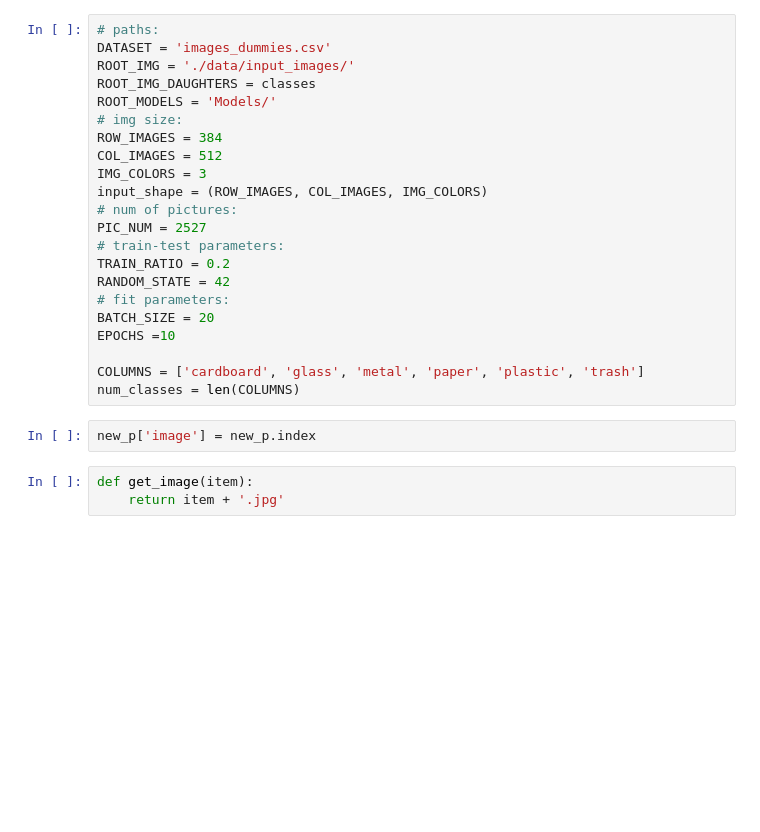
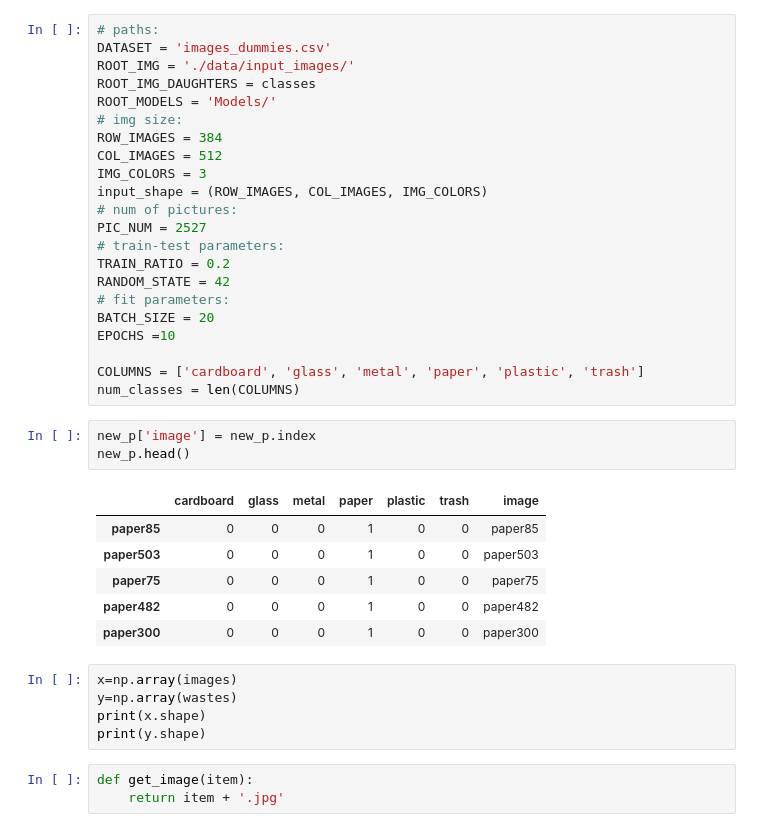
Before and after one commit to ElenaCerezoSwing/final_project_ih, a Jupyter notebook: project_trial.ipynb, the cells around one changed output. Saved outputs shown, nothing was run; the diff lists cells and outputs as text; blank space fills up the shorter version.

```diff
--- a/project_trial.ipynb
+++ b/project_trial.ipynb
@@ -74,6 +93,19 @@ COLUMNS = ['cardboard', 'glass', 'metal', 'paper', 'plastic', 'trash']
 num_classes = len(COLUMNS)
 # %%
 new_p['image'] = new_p.index
+new_p.head()
+# %% [output]
+|  | cardboard | glass | metal | paper | plastic | trash | image |
+| paper85 | 0 | 0 | 0 | 1 | 0 | 0 | paper85 |
+| paper503 | 0 | 0 | 0 | 1 | 0 | 0 | paper503 |
+| paper75 | 0 | 0 | 0 | 1 | 0 | 0 | paper75 |
+| paper482 | 0 | 0 | 0 | 1 | 0 | 0 | paper482 |
+| paper300 | 0 | 0 | 0 | 1 | 0 | 0 | paper300 |
+# %%
+x=np.array(images)
+y=np.array(wastes)
+print(x.shape)
+print(y.shape)
 # %%
 def get_image(item):
     return item + '.jpg'
```
Also changed, not shown: parts of 15 cells of this notebook.
